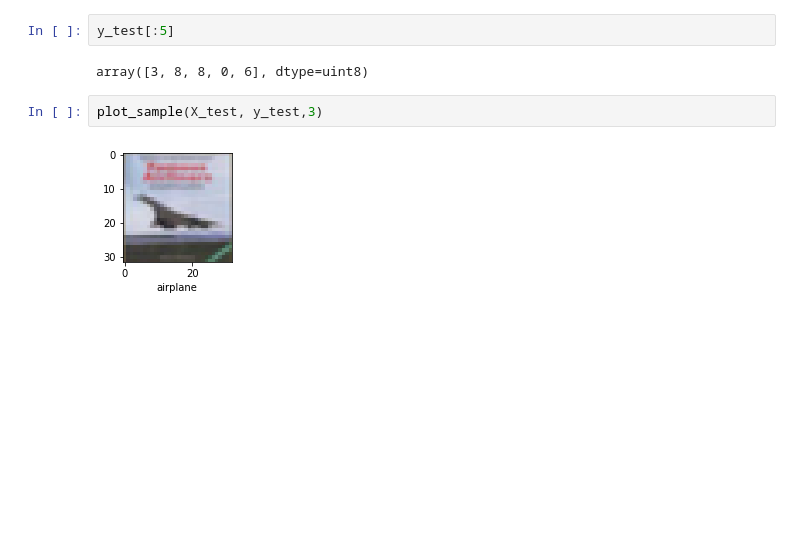
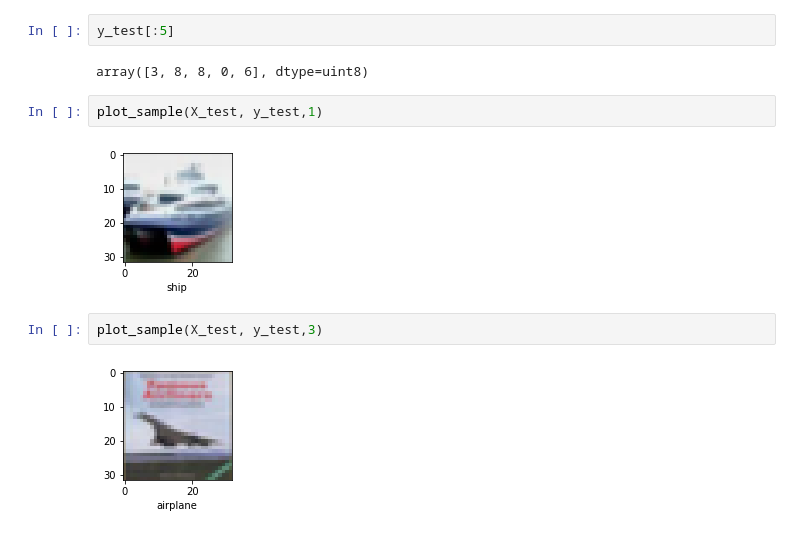
Before and after one commit to giakhangle/phantichdulieu, a Jupyter notebook: cifar10.ipynb, the cells around one changed output. Saved outputs shown, nothing was run; the diff lists cells and outputs as text; blank space fills up the shorter version.

```diff
--- a/cifar10.ipynb
+++ b/cifar10.ipynb
@@ -183,6 +183,10 @@ y_classes[:5]
 y_test[:5]
 # %% [output]
 array([3, 8, 8, 0, 6], dtype=uint8)
+# %%
+plot_sample(X_test, y_test,1)
+# %% [output]
+[figure, added]
 # %%
 plot_sample(X_test, y_test,3)
 # %% [output]
```
Also changed, not shown: parts of 12 cells of this notebook.
